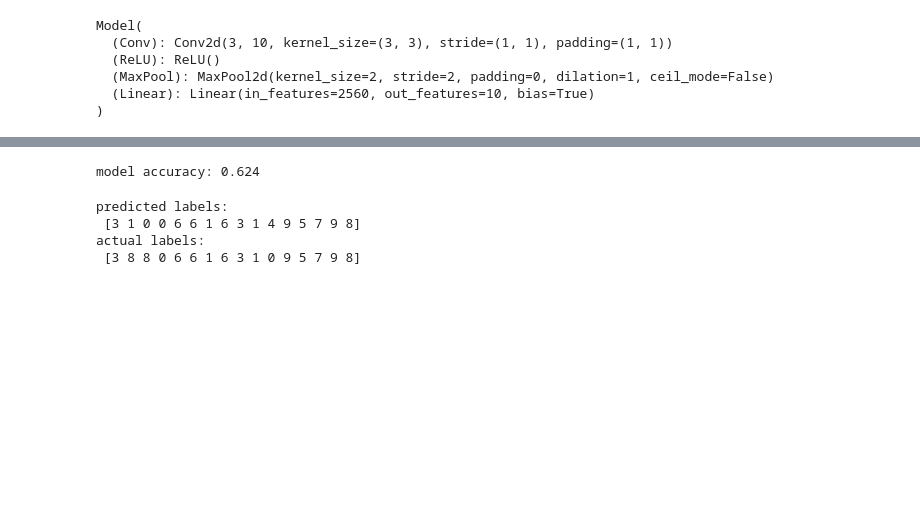
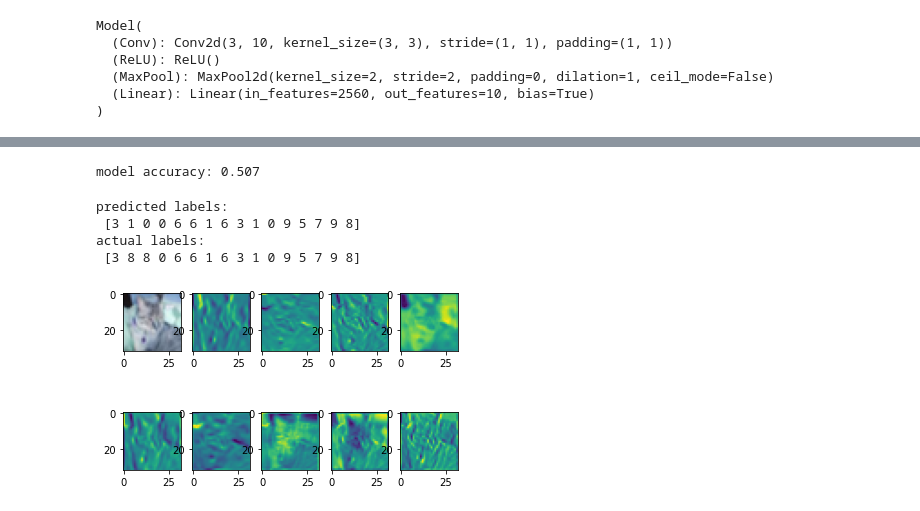
Before and after one commit to ZachKLYeh/Pytorch-Basics, a Jupyter notebook: 09_CNN_CIFAR10/09_CNN_CIFAR10.ipynb, the cells around one changed output, grey strips where cells are left out. Drawn from its saved outputs; the diff is of its cells as text; code cells hidden in the pictures; blank space fills up the shorter version.

Commit message:
add feature map visualizer in 09_CNN_CIFAR10.ipynb

```diff
--- a/09_CNN_CIFAR10/09_CNN_CIFAR10.ipynb
+++ b/09_CNN_CIFAR10/09_CNN_CIFAR10.ipynb
@@ -16,8 +16,8 @@ device = torch.device('cuda' if torch.cuda.is_available() else 'cpu')
 
 input_size = 32*32 #image size = 32x32 --flatten 1024
 n_classes = 10
-n_epoch = 10
-batch_size = 10
+n_epoch = 1
+batch_size = 100
 learning_rate = 0.001
 # %%
 #unpicke dataset to batches
@@ -136,6 +136,8 @@ class Model(nn.Module):
         output = self.Linear(output)
         #we don't have to do softmax here, because we are use CrossEntropy, which softmax is included
         return output
+    def featuremap(self, x):
+        return self.Conv(x)
 
 model = Model().to(device)
 print(model)
@@ -226,7 +218,7 @@ with torch.no_grad():
 acc = n_correct / n_samples
 print(f'model accuracy: {acc:.3f}')
 # %% [output]
-model accuracy: 0.624
+model accuracy: 0.507
 # %%
 #See some predictions of the model
 
@@ -241,6 +233,28 @@ print('predicted labels:\n', predicted_labels.cpu().numpy())
 print('actual labels:\n', actual_labels.numpy().squeeze())
 # %% [output]
 predicted labels:
- [3 1 0 0 6 6 1 6 3 1 4 9 5 7 9 8]
+ [3 1 0 0 6 6 1 6 3 1 0 9 5 7 9 8]
 actual labels:
  [3 8 8 0 6 6 1 6 3 1 0 9 5 7 9 8]
+# %%
+#show the feature map
+
+#evaluation mode
+model.eval()
+img = test_dataset[8][0]
+imgplot = np.transpose(img, (1, 2, 0))
+#add one dimention for model input
+img = img[None, :, :, :]
+img = torch.FloatTensor(img).to(device)
+feature_map = model.featuremap(img).detach().cpu()
+
+plt.subplot(2, 5, 1)
+#denormalize
+plt.imshow(imgplot/2+0.5)
+
+for i in range(9):
+    plt.subplot(2,5,i+2)
+    plt.imshow(feature_map[0, i, :, :])
+plt.show()
+# %% [output]
+[figure, added]
```
Also changed, not shown: parts of 1 cell of this notebook.
